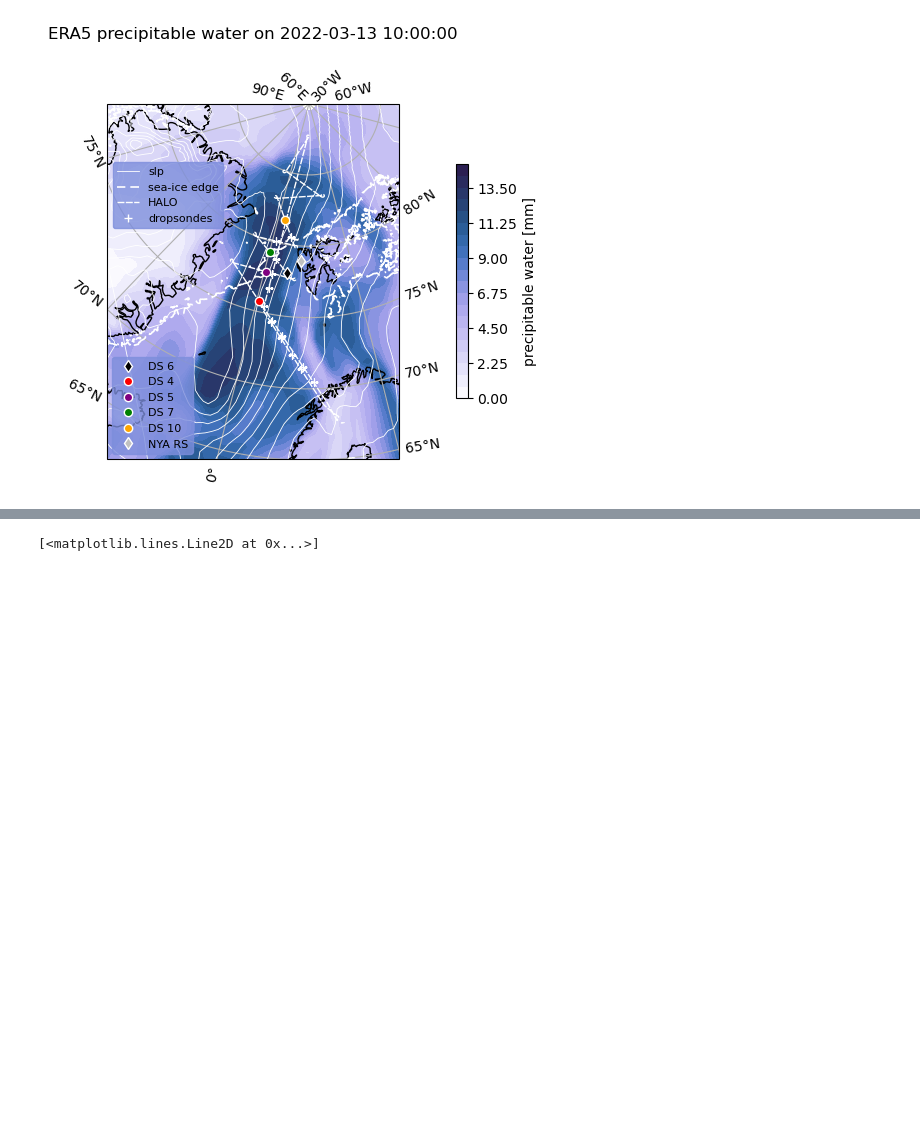
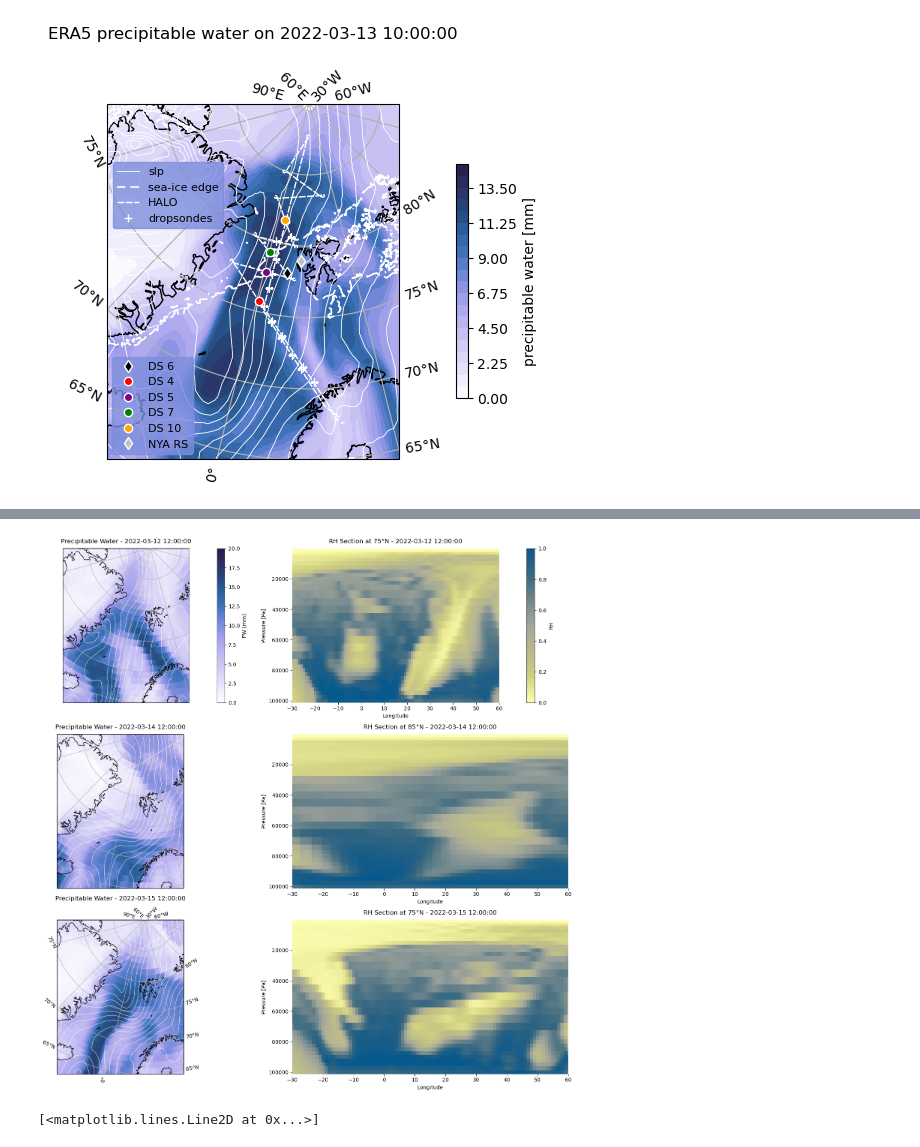
Before and after one commit to fepit/haloac3_moistintrusion, a Jupyter notebook: hac3_paper.ipynb, the cells around one changed output, grey strips where cells are left out. Drawn from its saved outputs; the diff is of its cells as text; code cells hidden in the pictures; blank space fills up the shorter version.

```diff
--- a/hac3_paper.ipynb
+++ b/hac3_paper.ipynb
@@ -385,3 +428,72 @@ plt.savefig('/Users/fpithan/Documents/haloac3_paper/hac3_sondes_pw_220313_12_f2.
+# %%
+# Create multipanel plot: precipitable water maps + RH cross-sections
+# One row per timestep, first column = map, second column = cross-section
+
+# Define timesteps to plot
+timesteps = ['2022-03-12 12:00:00', '2022-03-14 12:00:00', '2022-03-15 12:00:00']  # Modify as needed
+lats=[75,85,75]
+
+
+# Create figure
+n_timesteps = len(timesteps)
+fig = plt.figure(figsize=(16, 5*n_timesteps))
+
+for row, stime in enumerate(timesteps):
+    sellat = lats[row]
+    # LEFT COLUMN: Precipitable water map
+    ax_map = fig.add_subplot(n_timesteps, 2, row*2 + 1,
+                            projection=ccrs.TransverseMercator(
+                                central_longitude=15.0, central_latitude=75.0))
+
+    # Plot precipitable water
+    cm = ax_map.pcolormesh(f_tcwv.lon, f_tcwv.lat,
+                         f_tcwv.var137.sel(time=stime, method='nearest'),
+                         transform=ccrs.PlateCarree(),
+                         vmin=0,vmax=20,
+                         cmap=cmcr.devon_r)
+
+    # Overlay sea-level pressure contours
+    cmp = ax_map.contour(fm_psl.lon, fm_psl.lat,
+                         fm_psl.var151.sel(time=stime, method='nearest'),
+                         transform=ccrs.PlateCarree(),
+                         levels=np.linspace(96000, 104000, 33),
+                         colors='white', linewidths=0.6)
+
+    ax_map.gridlines(draw_labels=(row == n_timesteps-1), dms=True,
+                     x_inline=False, y_inline=False)
+    ax_map.set_extent([-20, 30, 65, 90], crs=ccrs.PlateCarree())
+    ax_map.set_title(f'Precipitable Water - {stime}', pad=10)
+    ax_map.coastlines()
+
+    if row == 0:
+        cbar_map = plt.colorbar(cm, ax=ax_map, label='PW [mm]', orientation='vertical', pad=0.1)
+
+    # RIGHT COLUMN: RH cross-section
+    ax_section = fig.add_subplot(n_timesteps, 2, row*2 + 2)
+
+    # Calculate RH using the same formula as cell 12
+    rh_data = f_q.var133.sel(time=stime, lat=sellat, method='nearest') / \
+              (0.622 / (f_t.plev/100) * 6.112 *
+               np.exp(17.62 * (f_t.var130.sel(time=stime, lat=sellat, method='nearest') - 273.15) /
+                      (243.12 + f_t.var130.sel(time=stime, lat=sellat, method='nearest') - 273.15)))
+
+    cm_section = ax_section.pcolormesh(f_q.lon, f_q.plev, rh_data,
+                                     vmin=0.0, vmax=1,
+                                     cmap=cmcr.nuuk_r)
+
+    ax_section.invert_yaxis()
+    ax_section.set_xlim(-30, 60)
+    ax_section.set_title(f'RH Section at {sellat}°N - {stime}', pad=10)
+    ax_section.set_xlabel('Longitude')
+    ax_section.set_ylabel('Pressure [Pa]')
+
+    if row == 0:
+        cbar_section = plt.colorbar(cm_section, ax=ax_section, label='RH', orientation='vertical', pad=0.1)
+
+plt.tight_layout()
+plt.show()
+# %% [output]
+[figure, added]
 # %%
 # plot ERA5 variables along flight track
 w, h = matplotlib.figure.figaspect(0.4)
```
Also changed, not shown: parts of 2 cells of this notebook.
